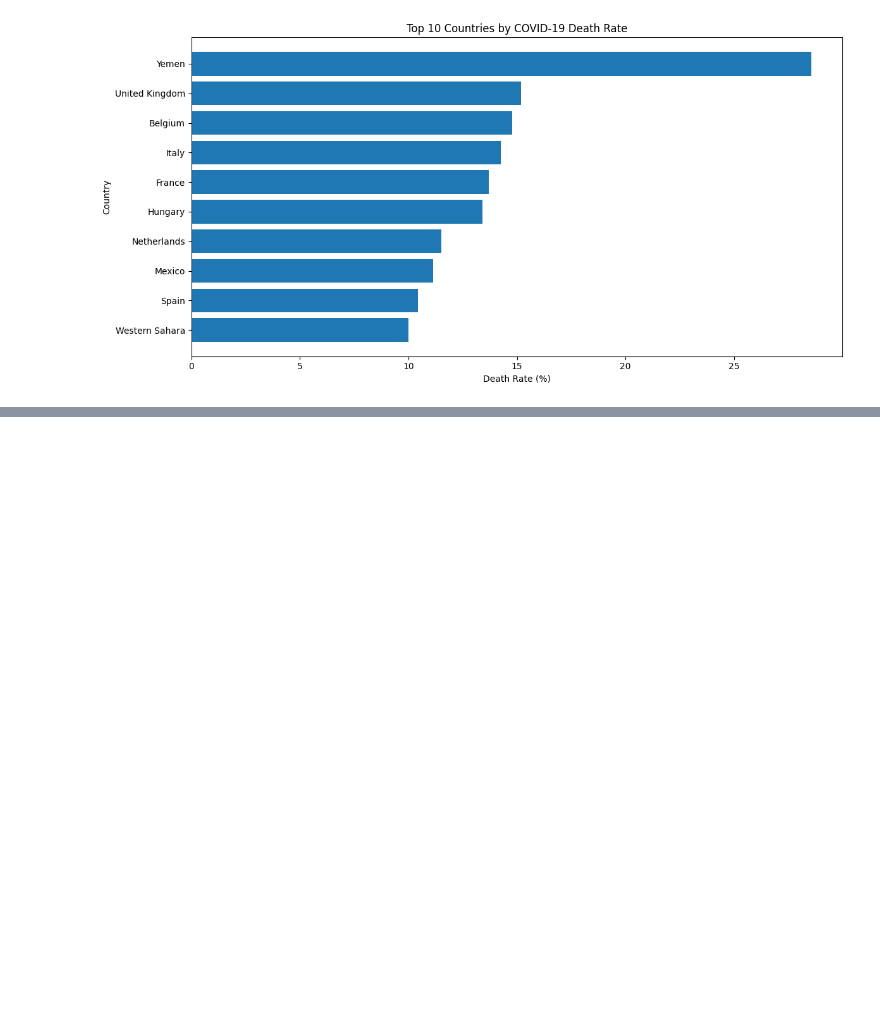
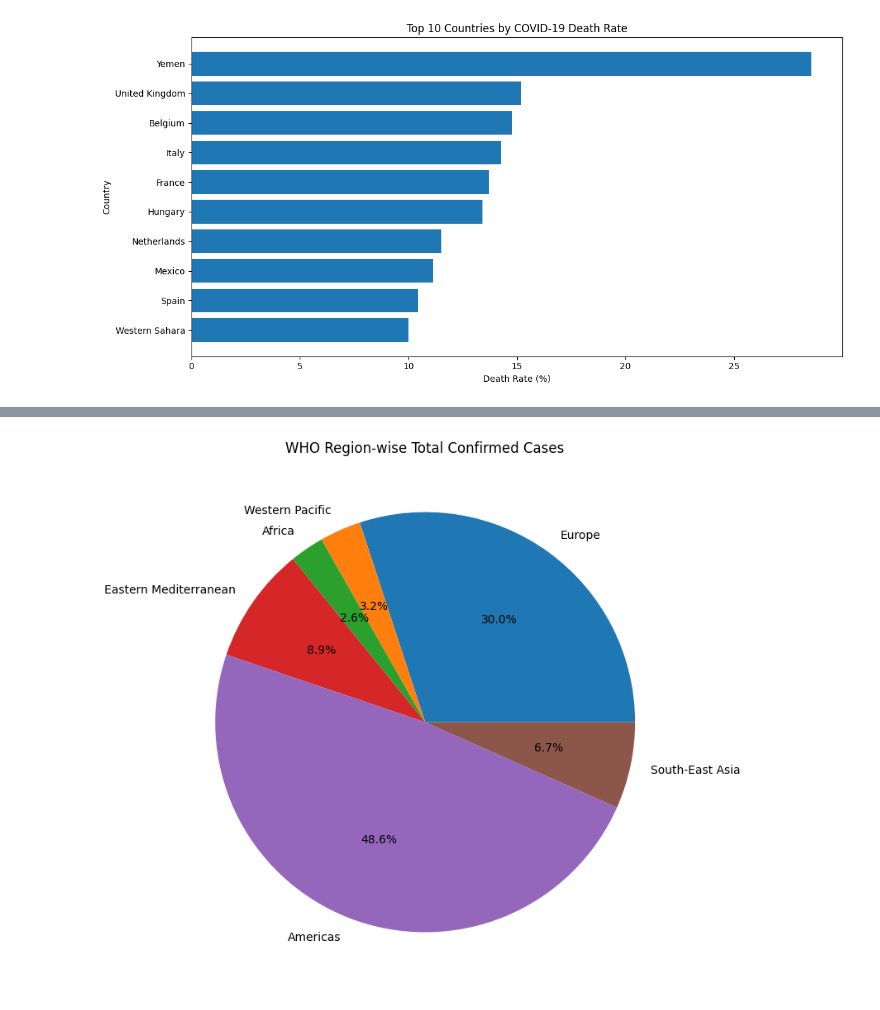
Before and after one commit to dilpreet0007/COVID19-Analytics-Pipeline, a Jupyter notebook: app.ipynb, the cells around one changed output, grey strips where cells are left out. Cells and saved outputs as stored; diff of their text form; code cells hidden in the pictures; blank space fills up the shorter version.

Commit message:
[Dilpreet] Task 7: WHO Region-wise Total Cases

```diff
--- a/app.ipynb
+++ b/app.ipynb
@@ -411,0 +415,10 @@ plt.show()
+# %%
+who_region_stats = full_grouped_df.groupBy(
+    "WHO Region"
+).agg(
+    spark_sum("Confirmed").alias("Total_Confirmed"),
+    spark_sum("Deaths").alias("Total_Deaths"),
+    spark_sum("Recovered").alias("Total_Recovered")
+)
+
+who_region_stats.show(truncate=False)
@@ -411,0 +436,17 @@ plt.show()
+# %%
+who_region_pd = who_region_stats.toPandas()
+# %%
+plt.figure(figsize=(8, 8))
+
+plt.pie(
+    who_region_pd["Total_Confirmed"],
+    labels=who_region_pd["WHO Region"],
+    autopct="%1.1f%%"
+)
+
+plt.title("WHO Region-wise Total Confirmed Cases")
+
+plt.tight_layout()
+plt.show()
+# %% [output]
+[figure, added]
```
Also changed, not shown: parts of 4 cells of this notebook.
